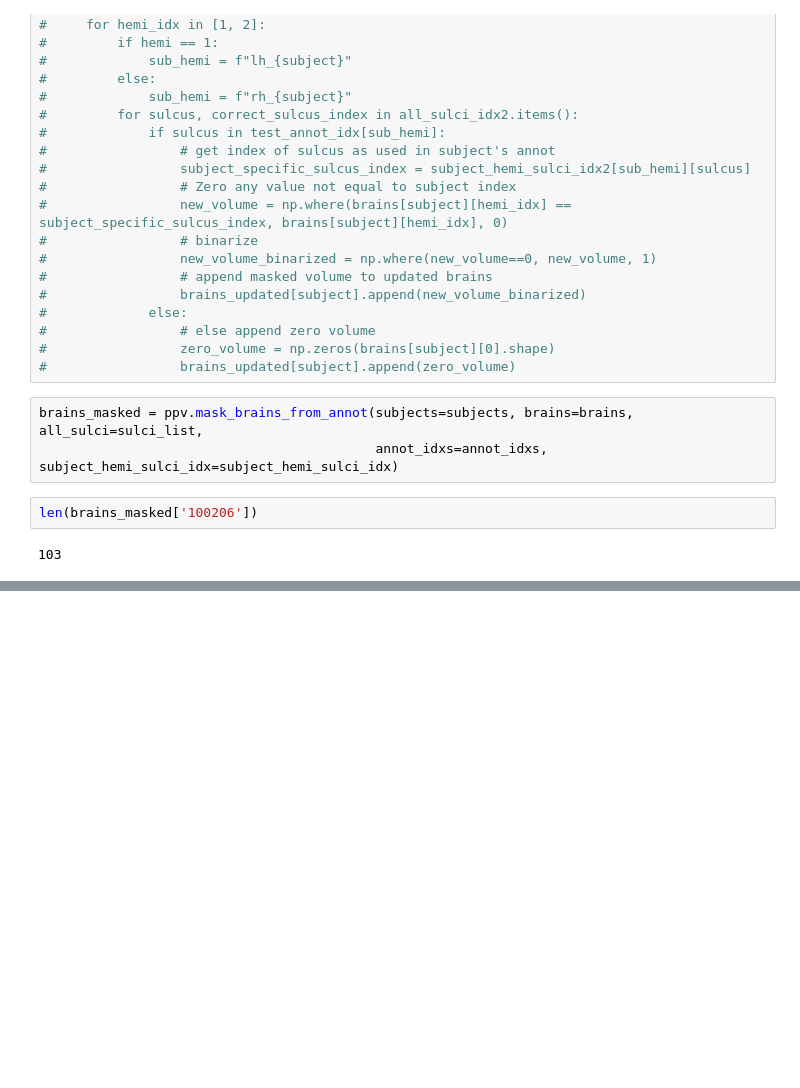
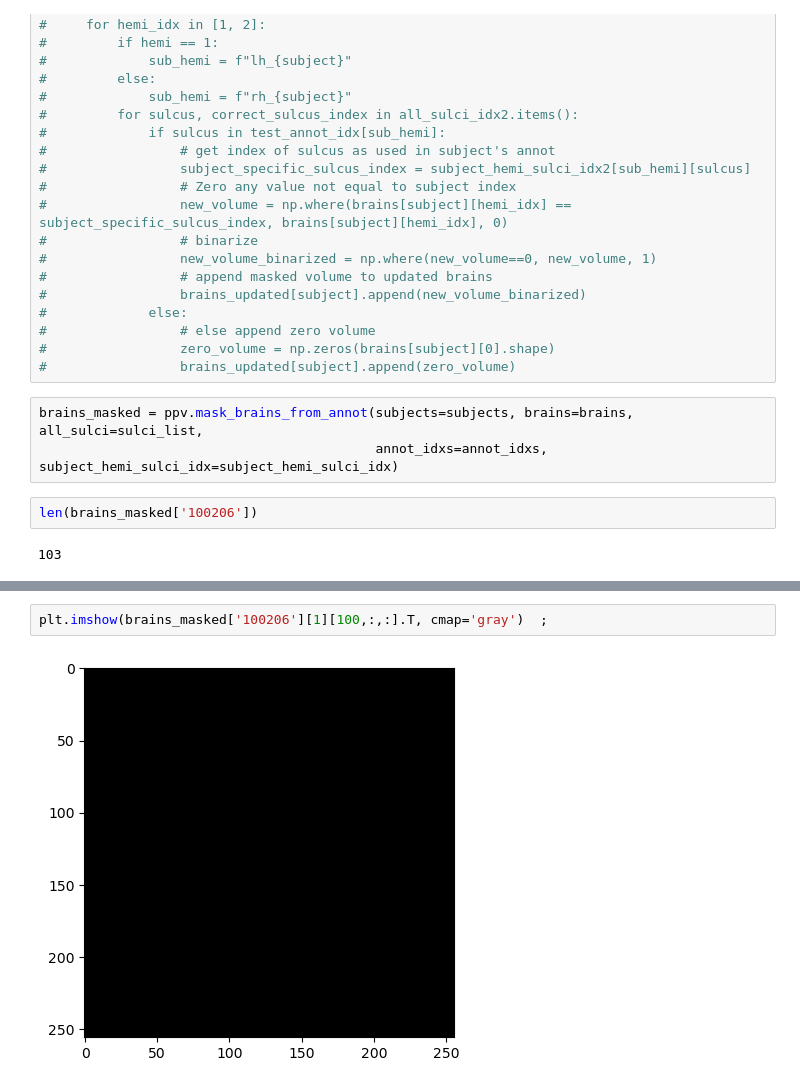
Before and after one commit to b-parker/CNL_scalpel, a Jupyter notebook: scripts/volume_scratch.ipynb, the cells around one changed output, grey strips where cells are left out. Saved outputs shown, nothing was run; the diff lists cells and outputs as text; blank space fills up the shorter version.

```diff
--- a/scripts/volume_scratch.ipynb
+++ b/scripts/volume_scratch.ipynb
@@ -232,0 +241,4 @@ len(brains_masked['100206'])
+# %%
+plt.imshow(brains_masked['100206'][1][100,:,:].T, cmap='gray')  ;
+# %% [output]
+[figure, added]
```
Also changed, not shown: parts of 11 cells of this notebook, 1 other file.
